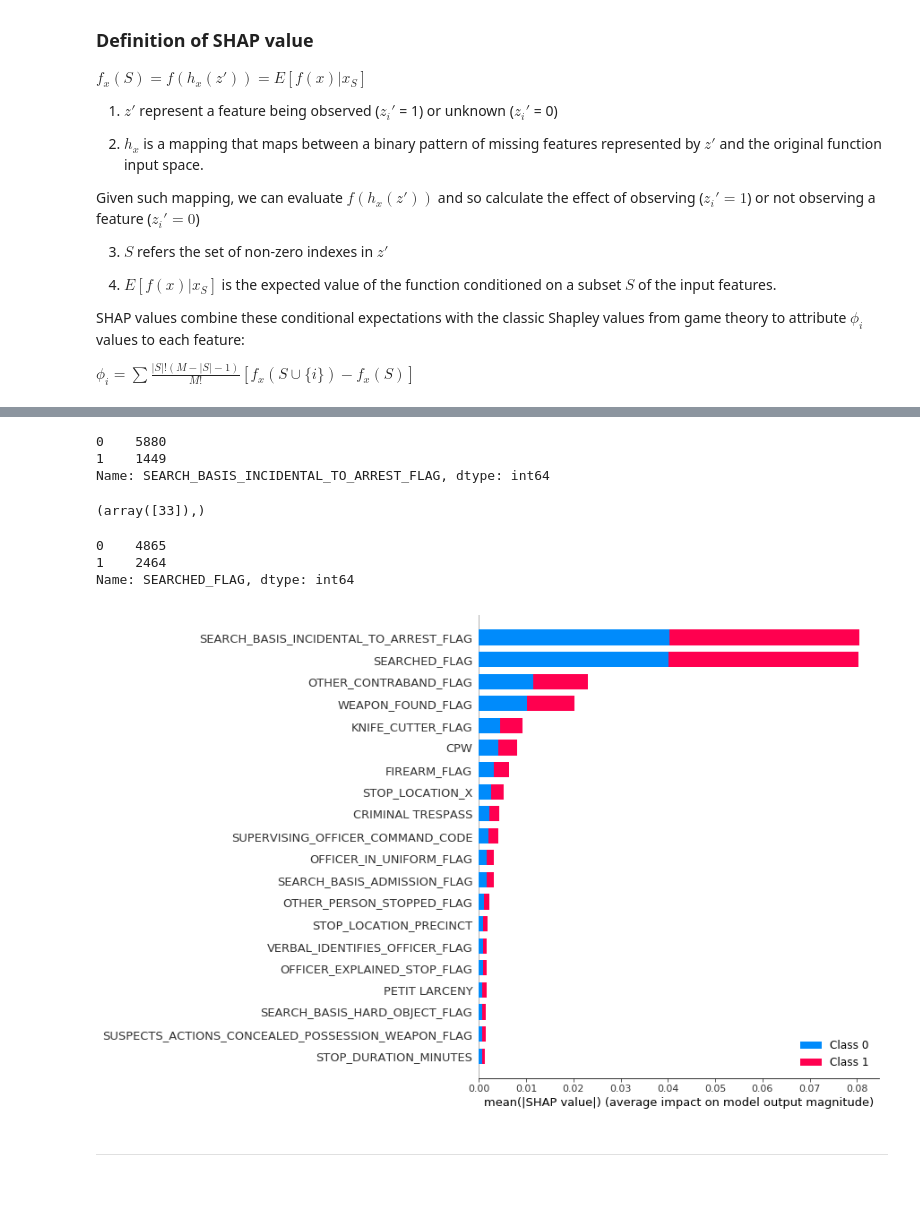
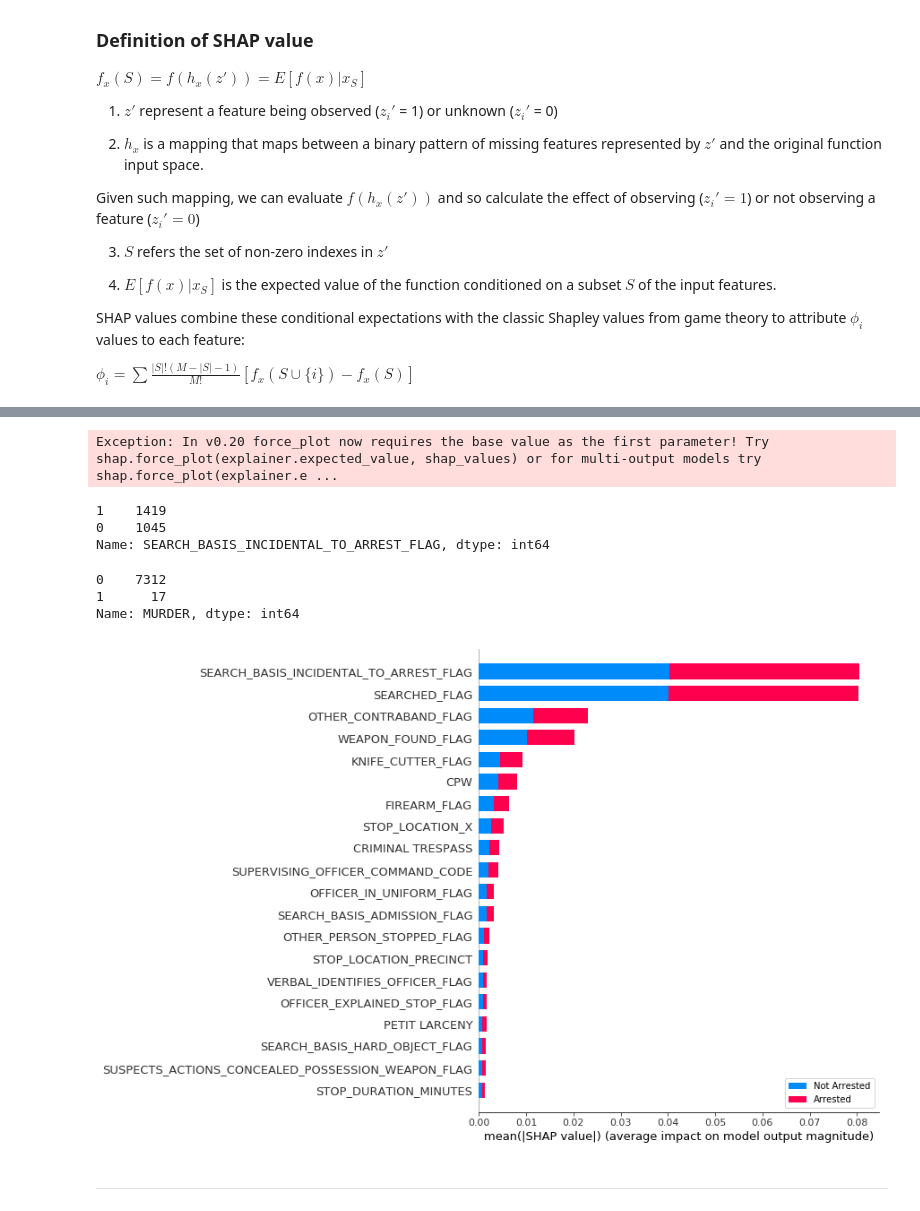
Before and after one commit to phoebewong/NYPD-Algorithm-Fairness, a Jupyter notebook: src/NYPD-Algorithm-Fairness-Stat-Parity.ipynb, the cells around one changed output, grey strips where cells are left out. Saved outputs shown, nothing was run; the diff lists cells and outputs as text; code cells hidden in the pictures.

Commit message:
commit for corrected calculation of search flag

```diff
--- a/src/NYPD-Algorithm-Fairness-Stat-Parity.ipynb
+++ b/src/NYPD-Algorithm-Fairness-Stat-Parity.ipynb
@@ -455,23 +451,29 @@ np.sum(y_train == X_train['SEARCH_BASIS_INCIDENTAL_TO_ARREST_FLAG'])/len(y_train
+# %%
+
+# visualize the first prediction's explanation (use matplotlib=True to avoid Javascript)
+shap.force_plot(explainer.expected_value, shap_values[0], X_train.iloc[0,:])
+# %% [output]
+Exception: In v0.20 force_plot now requires the base value as the first parameter! Try shap.force_plot(explainer.expected_value, shap_values) or for multi-output models try shap.force_plot(explainer.e ...
 # %%
-X_train['SEARCH_BASIS_INCIDENTAL_TO_ARREST_FLAG'].value_counts()
+X_train['SEARCH_BASIS_INCIDENTAL_TO_ARREST_FLAG'][X_train['SEARCHED_FLAG'] == 1].value_counts()
 # %% [output]
-0    5880
-1    1449
+1    1419
+0    1045
 Name: SEARCH_BASIS_INCIDENTAL_TO_ARREST_FLAG, dtype: int64
-# %%
-np.where(X_train.columns == "OTHER_CONTRABAND_FLAG")
-# %% [output]
-(array([33]),)
 # %%
-X_train['SEARCHED_FLAG'].value_counts()
+X_train['MURDER'].value_counts()
 # %% [output]
-0    4865
-1    2464
-Name: SEARCHED_FLAG, dtype: int64
+0    7312
+1      17
+Name: MURDER, dtype: int64
-# %%
-shap.summary_plot(shap_values, X_train)
-# %% [output]
-[figure, removed]
+# %%
+shap.summary_plot(shap_values, X_train, show=False)
+L = plt.legend()
+L.get_texts()[0].set_text('Not Arrested')
+L.get_texts()[1].set_text('Arrested')
+plt.savefig('shap.png', bbox_inches='tight')
+# %% [output]
+[figure, added]
 # %% [markdown]
 ---
 # %% [markdown]
```
Also changed, not shown: parts of 3 cells of this notebook.
